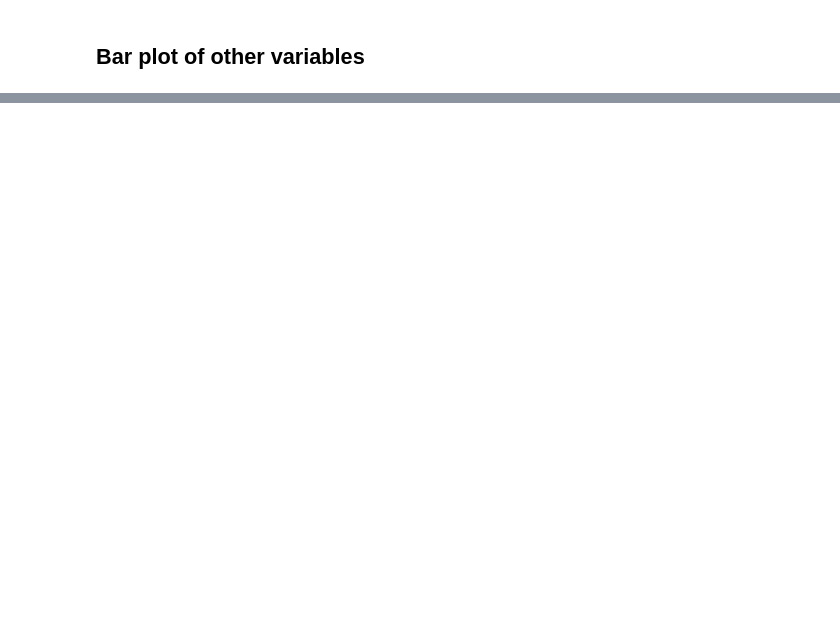
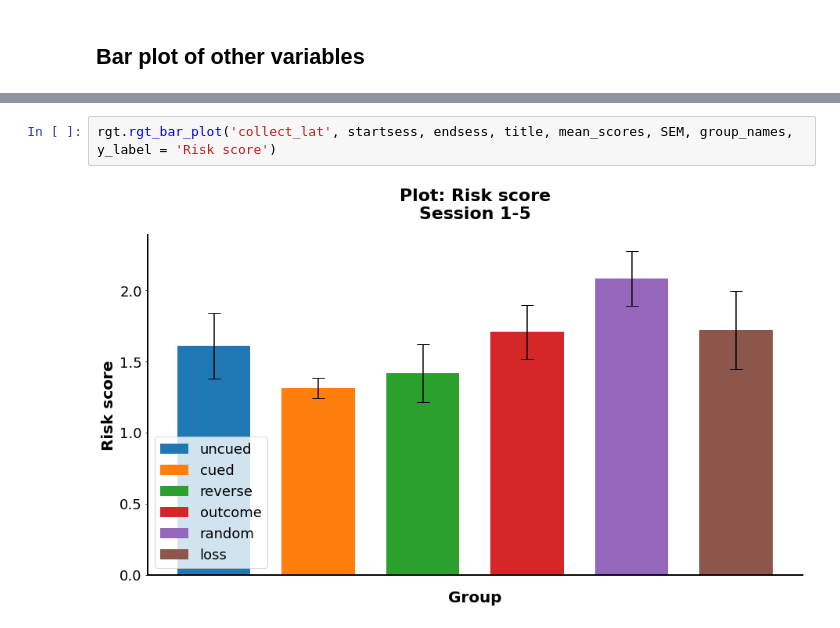
Before and after one commit to deckyblue/sparklyRGT, a Jupyter notebook: sparklyRGT_tutorial/used_templates/sparklyRGT_template_2-rgt-variants.ipynb, the cells around one changed output, grey strips where cells are left out. Drawn from its saved outputs; the diff is of its cells as text; blank space fills up the shorter version.

```diff
--- a/sparklyRGT_tutorial/used_templates/sparklyRGT_template_2-rgt-variants.ipynb
+++ b/sparklyRGT_tutorial/used_templates/sparklyRGT_template_2-rgt-variants.ipynb
@@ -203,0 +215,4 @@ I am being executed!
+# %%
+rgt.rgt_bar_plot('collect_lat', startsess, endsess, title, mean_scores, SEM, group_names, y_label = 'Risk score')
+# %% [output]
+[figure, added]
```
Also changed, not shown: parts of 4 cells of this notebook, 1 other file.
